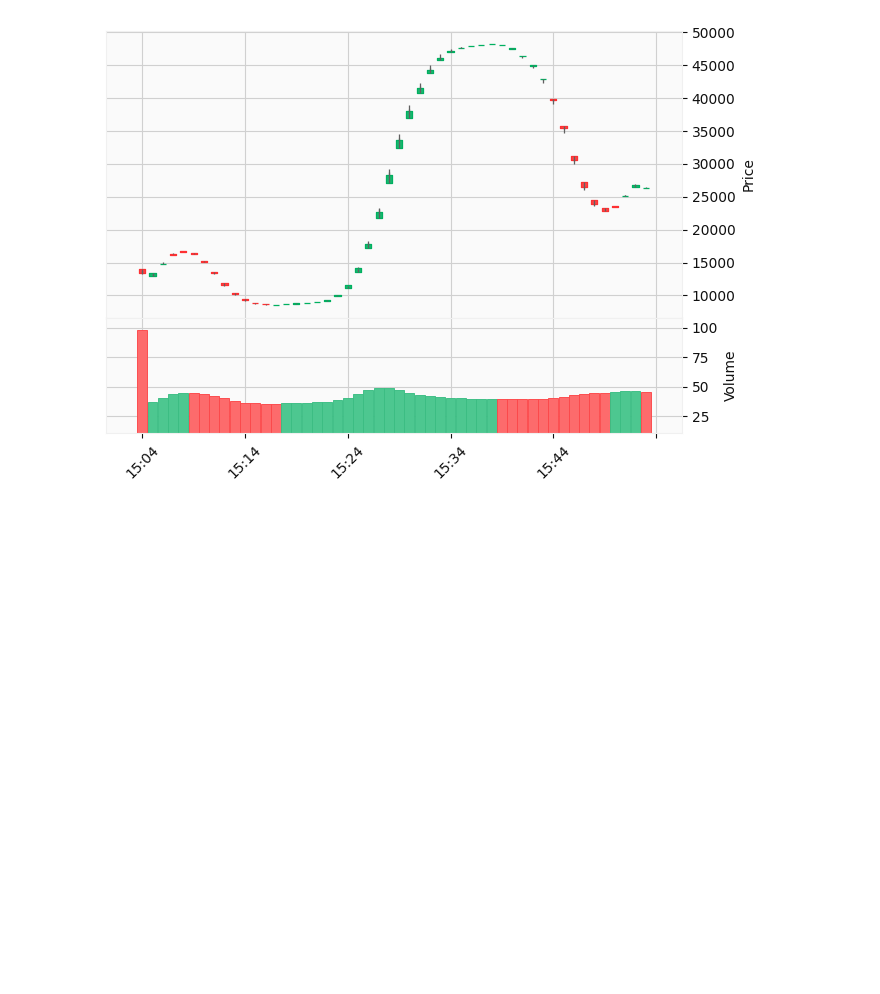
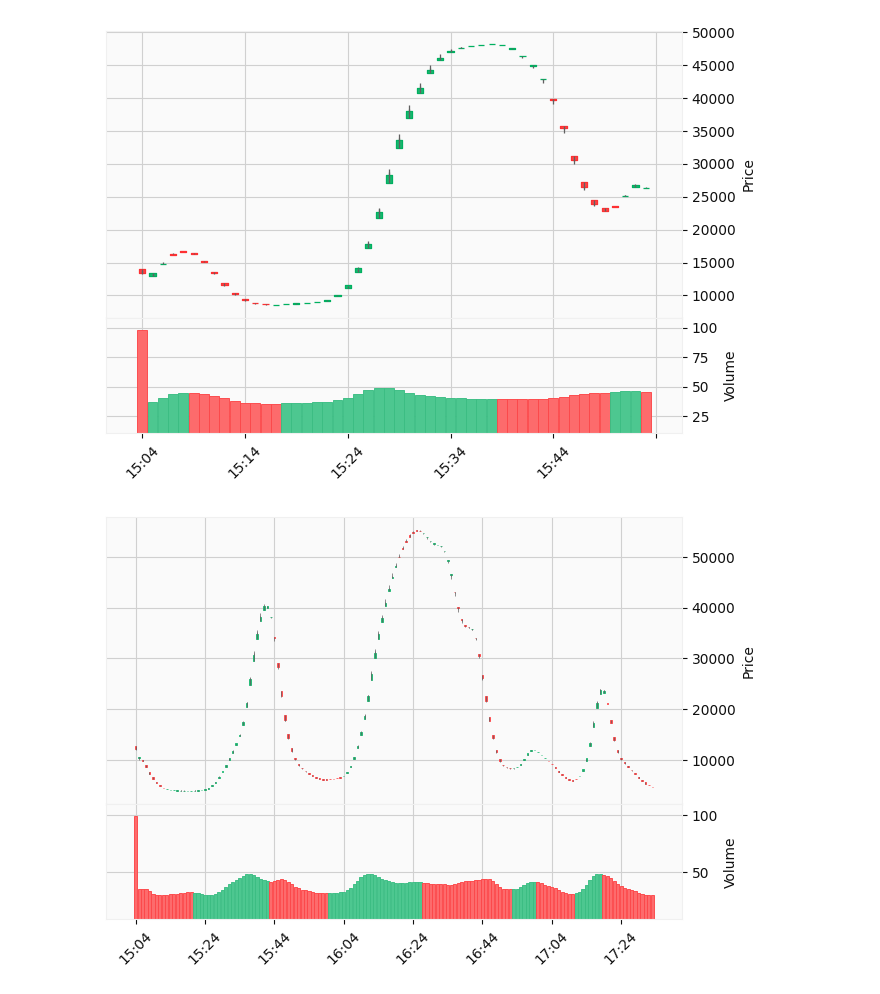
Before and after one commit to sharavsambuu/synthetic-equities, a Jupyter notebook: time_gan_exp.ipynb, the cells around one changed output. Cells and saved outputs as stored; diff of their text form; code cells hidden in the pictures; blank space fills up the shorter version.

```diff
--- a/time_gan_exp.ipynb
+++ b/time_gan_exp.ipynb
@@ -277,3 +277,20 @@ temp_df = temp_df.drop(['datetime'], axis=1)
 mpf.plot(temp_df, type='candle', style='yahoo', volume=True)
 # %% [output]
 [figure]
+# %%
+# Descaled chart
+random_idx    = np.random.randint(10)
+scaled_data   = synthetic_data[random_idx]
+descaled_data = data_scaler.inverse_transform(scaled_data)
+
+temp_df = pd.DataFrame(descaled_data[:150], columns=['Open', 'High', 'Low', 'Close', 'Volume'])
+
+start_dt = datetime.strptime("6/8/2022 15:04:00.000000", "%d/%m/%Y %H:%M:%S.%f")
+temp_df['datetime'] = [pd.to_datetime(start_dt+pd.DateOffset(minutes=offset)) for offset in range(0, len(temp_df))]
+
+temp_df = temp_df.set_index(pd.DatetimeIndex(temp_df['datetime']))
+temp_df = temp_df.drop(['datetime'], axis=1)
+
+mpf.plot(temp_df, type='candle', style='yahoo', volume=True)
+# %% [output]
+[figure, added]
```
Also changed, not shown: parts of 1 cell of this notebook, 1 other file.
